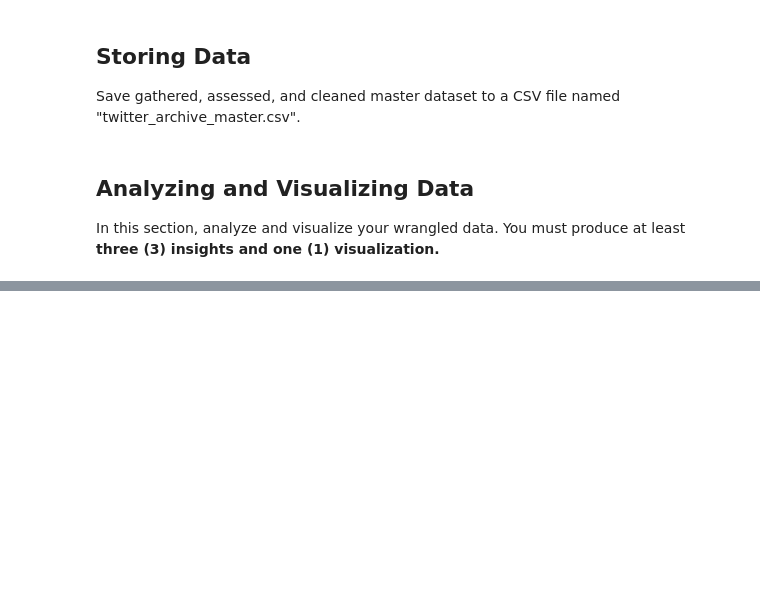
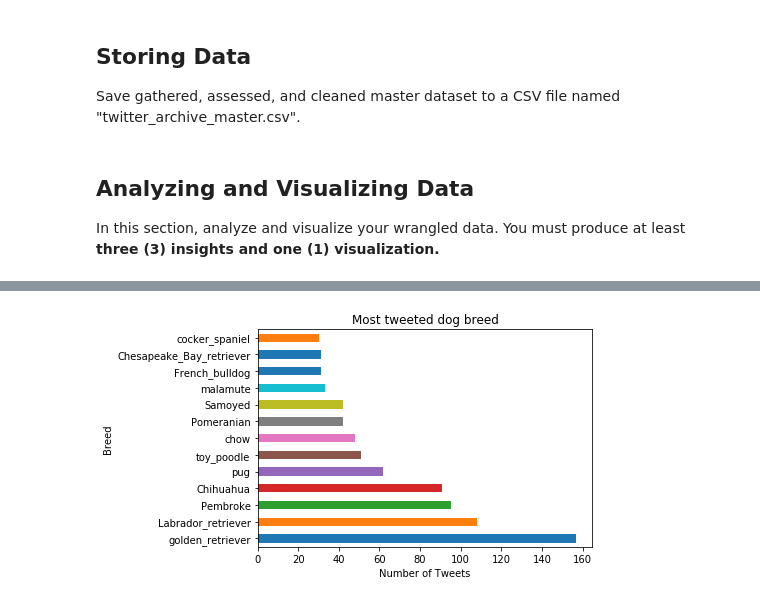
Before and after one commit to AOM98/Wrangle-And-Analyze-Data, a Jupyter notebook: wrangle_act.ipynb, the cells around one changed output, grey strips where cells are left out. Drawn from its saved outputs; the diff is of its cells as text; code cells hidden in the pictures; blank space fills up the shorter version.

Commit message:
feat: completed cleaning and assessment
I have successfully completed the steps of data wrangling including storage and analysis!

```diff
--- a/wrangle_act.ipynb
+++ b/wrangle_act.ipynb
@@ -550,0 +933,9 @@ True
+# %%
+#Let's drop a couple of columns since they're duplicates in the master
+to_drop = ['created_at','full_text','id']
+df_tweets_clean.drop(to_drop,inplace = True, axis = 1)
+# %%
+# Let's rename the id column to be tweet_id
+df_tweets_clean.rename(columns = {'id_str':'tweet_id'},inplace = True);
+# %%
+df_master_clean = pd.merge(df_master_clean,df_tweets_clean, how = 'inner')
@@ -565,0 +992,7 @@ In this section, analyze and visualize your wrangled data. You must produce at l
+# %%
+# we collect the breed occurance in a df.
+df_breeds = df_master_clean['breed'].value_counts().to_frame()
+df_breeds = df_breeds[df_breeds['breed'] > 25]
+df_breeds.drop('NA', inplace = True)
+df_breeds.rename(columns = {'breed':'count'}, inplace = True)
+df_breeds
@@ -565,0 +1014,7 @@ In this section, analyze and visualize your wrangled data. You must produce at l
+# %%
+df_breeds['breed'].plot(kind = 'barh')
+plt.title('Most tweeted dog breed')
+plt.xlabel('Number of Tweets')
+plt.ylabel('Breed');
+# %% [output]
+[figure, added]
```
Also changed, not shown: parts of 102 cells of this notebook.
